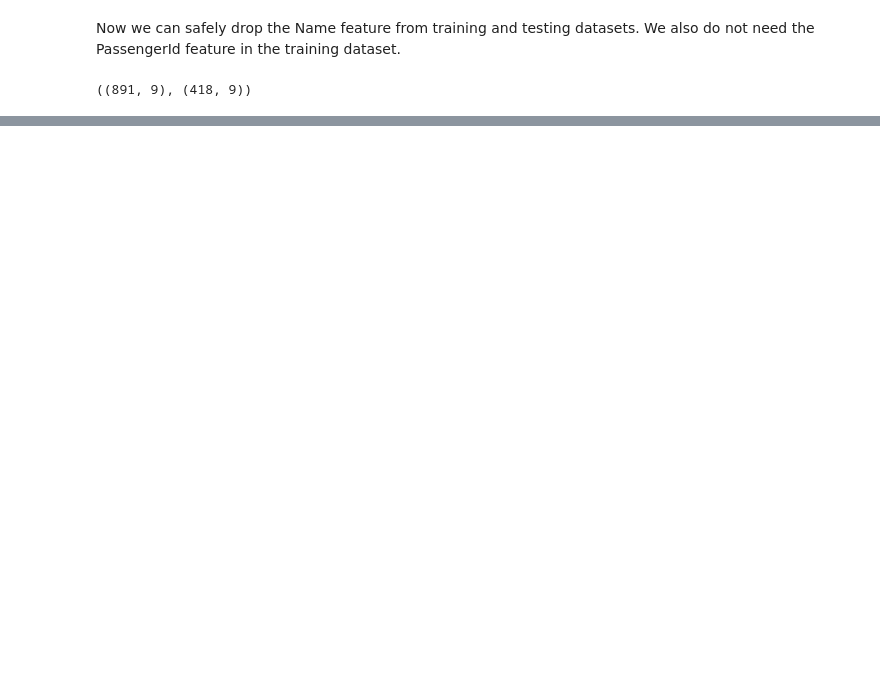
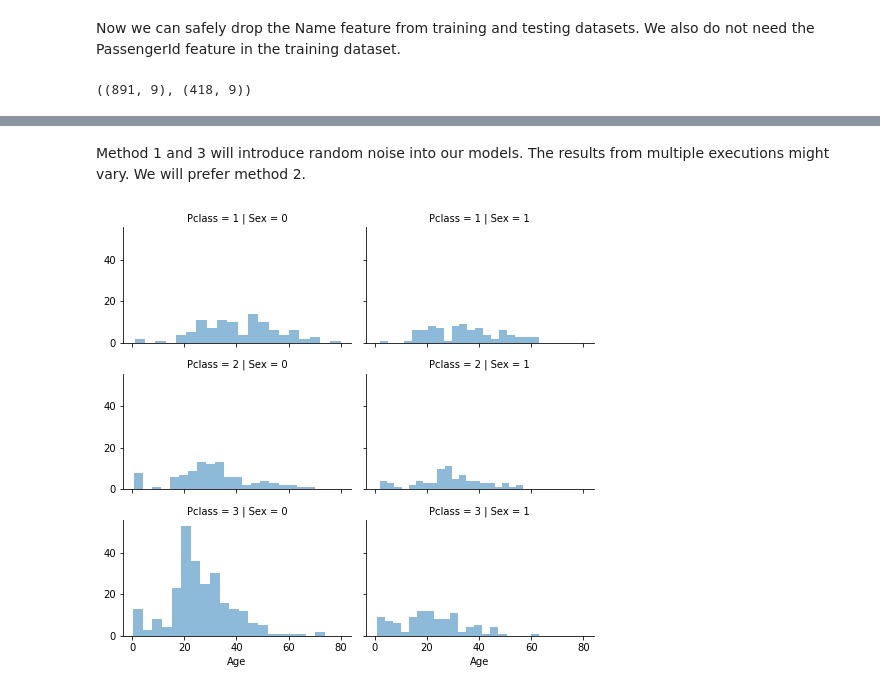
Before and after one commit to Sameta-cani/jwork, a Jupyter notebook: Titanic Data Science Solutions.ipynb, the cells around one changed output, grey strips where cells are left out. Drawn from its saved outputs; the diff is of its cells as text; code cells hidden in the pictures; blank space fills up the shorter version.

```diff
--- a/Titanic Data Science Solutions.ipynb
+++ b/Titanic Data Science Solutions.ipynb
@@ -646,0 +677,8 @@ train_df.shape, test_df.shape
+# %% [markdown]
+Method 1 and 3 will introduce random noise into our models. The results from multiple executions might vary. We will prefer method 2.
+# %%
+grid = sns.FacetGrid(train_df, row='Pclass', col='Sex', height=2.2, aspect=1.6)
+grid.map(plt.hist, 'Age', alpha=.5, bins=20)
+grid.add_legend();
+# %% [output]
+[figure, added]
```
Also changed, not shown: parts of 28 cells of this notebook.
